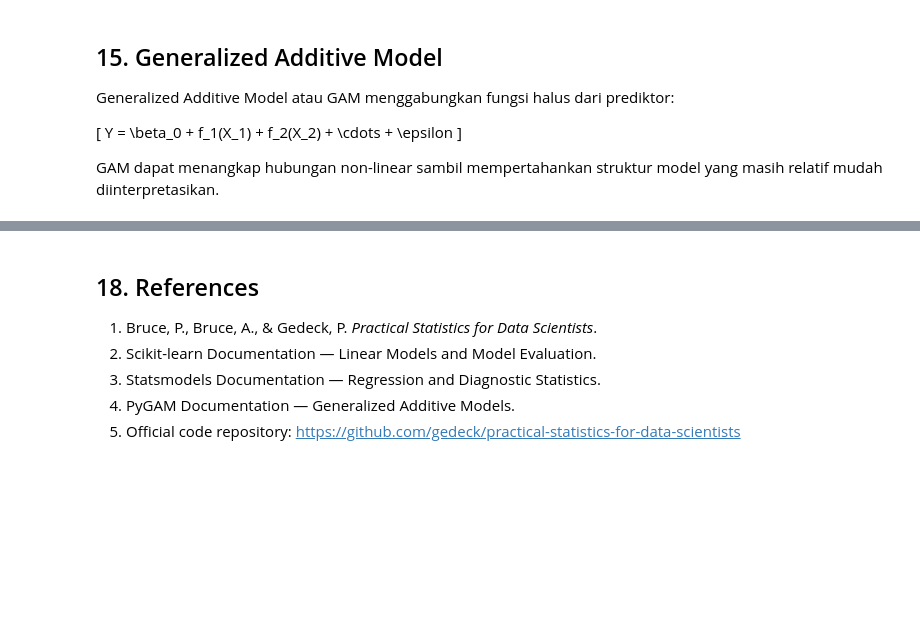
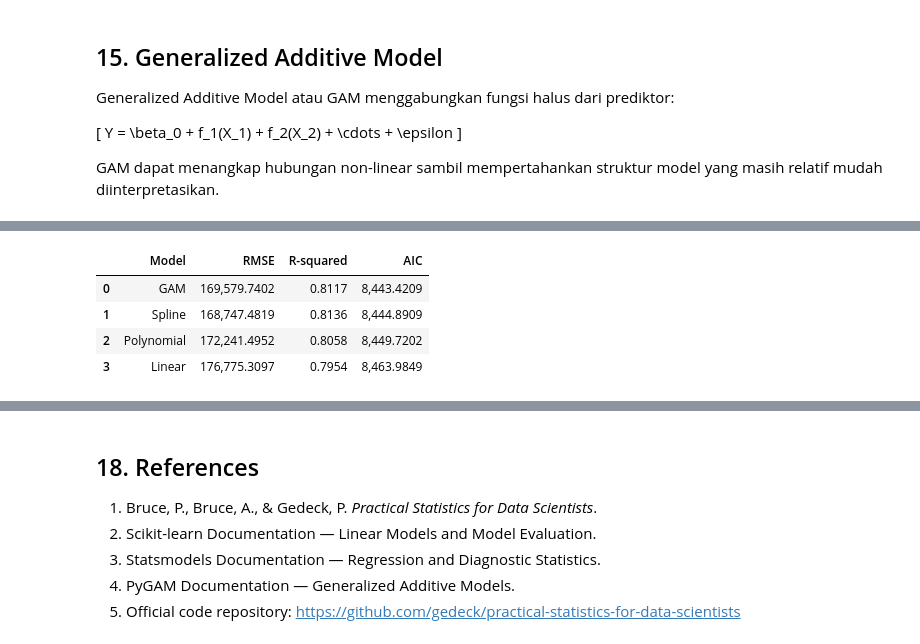
Before and after one commit to mhabibier/Practical-Statistics-for-Data-Scientists, a Jupyter notebook: 04_Regression_and_Prediction.ipynb, the cells around one changed output, grey strips where cells are left out. Cells and saved outputs as stored; diff of their text form; code cells hidden in the pictures; blank space fills up the shorter version.

```diff
--- a/04_Regression_and_Prediction.ipynb
+++ b/04_Regression_and_Prediction.ipynb
@@ -1174,7 +1370,10 @@ model_comparison = pd.DataFrame(
                     ols_98105.fittedvalues,
                 )
             ),
-            "R-squared": ols_98105.rsquared,
+            "R-squared": r2_score(
+                y_98105,
+                ols_98105.fittedvalues,
+            ),
             "AIC": ols_98105.aic,
         },
         {
@@ -1185,41 +1384,54 @@ model_comparison = pd.DataFrame(
                     polynomial_model.fittedvalues,
                 )
             ),
-            "R-squared": polynomial_model.rsquared,
+            "R-squared": r2_score(
+                y_98105,
+                polynomial_model.fittedvalues,
+            ),
             "AIC": polynomial_model.aic,
         },
         {
             "Model": "Spline",
             "RMSE": np.sqrt(
                 mean_squared_error(
                     y_98105,
                     spline_model.fittedvalues,
                 )
             ),
-            "R-squared": spline_model.rsquared,
+            "R-squared": r2_score(
+                y_98105,
+                spline_model.fittedvalues,
+            ),
             "AIC": spline_model.aic,
         },
         {
             "Model": "GAM",
             "RMSE": np.sqrt(
                 mean_squared_error(
                     y_gam,
                     gam_prediction,
                 )
             ),
-            "R-squared": (
-                gam_model.statistics_["pseudo_r2"][
-                    "explained_deviance"
-                ]
+            "R-squared": r2_score(
+                y_gam,
+                gam_prediction,
             ),
             "AIC": gam_model.statistics_["AIC"],
         },
     ]
 )
 
 display(
-    model_comparison.sort_values("AIC")
+    model_comparison
+    .sort_values("AIC")
+    .reset_index(drop=True)
 )
+# %% [output]
+|  | Model | RMSE | R-squared | AIC |
+| 0 | GAM | 169,579.7402 | 0.8117 | 8,443.4209 |
+| 1 | Spline | 168,747.4819 | 0.8136 | 8,444.8909 |
+| 2 | Polynomial | 172,241.4952 | 0.8058 | 8,449.7202 |
+| 3 | Linear | 176,775.3097 | 0.7954 | 8,463.9849 |
 # %%
 living_space = np.linspace(
     house_98105["SqFtTotLiving"].quantile(0.01),
```
Also changed, not shown: parts of 25 cells of this notebook.
